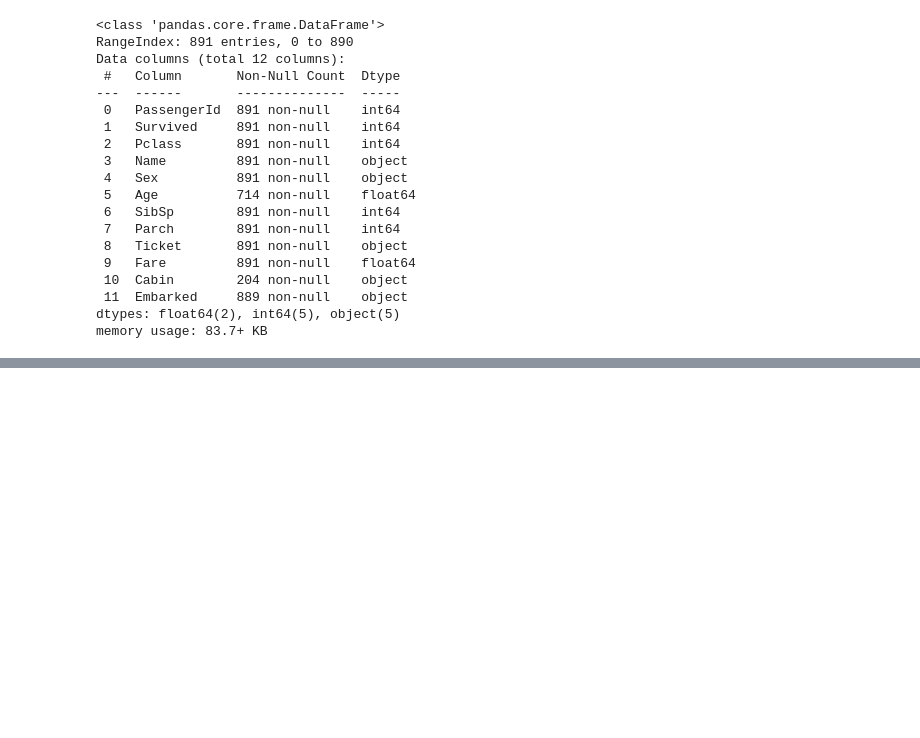
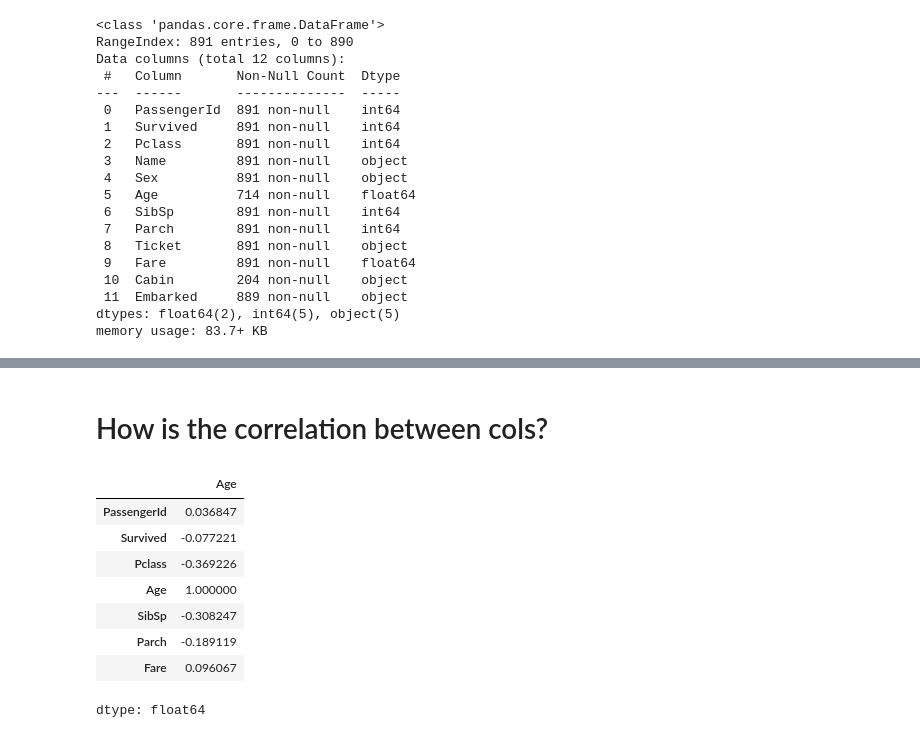
Before and after one commit to Vaidehi1005/MachineLearning, a Jupyter notebook: UnderstandingyourData.ipynb, the cells around one changed output, grey strips where cells are left out. Drawn from its saved outputs; the diff is of its cells as text; code cells hidden in the pictures; blank space fills up the shorter version.

```diff
--- a/UnderstandingyourData.ipynb
+++ b/UnderstandingyourData.ipynb
@@ -72,0 +112,14 @@ memory usage: 83.7+ KB
+# %% [markdown]
+# How is the correlation between cols?
+# %%
+df.corr(numeric_only=True)['Age']
+# %% [output]
+|  | Age |
+| PassengerId | 0.036847 |
+| Survived | -0.077221 |
+| Pclass | -0.369226 |
+| Age | 1.000000 |
+| SibSp | -0.308247 |
+| Parch | -0.189119 |
+| Fare | 0.096067 |
+dtype: float64
```
Also changed, not shown: parts of 7 cells of this notebook.
